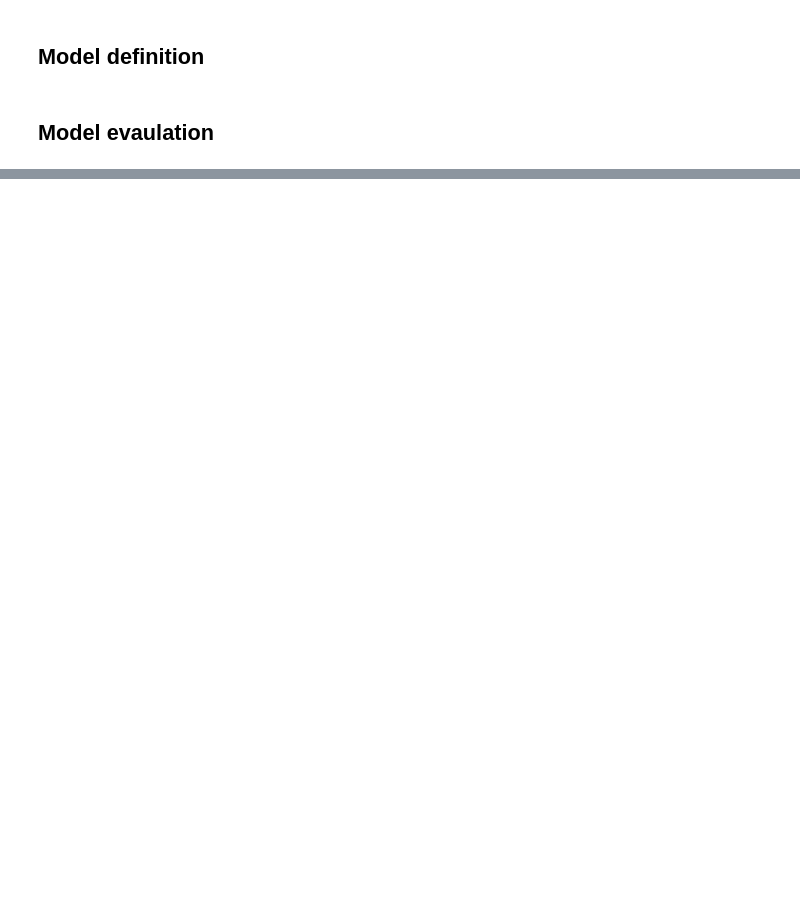
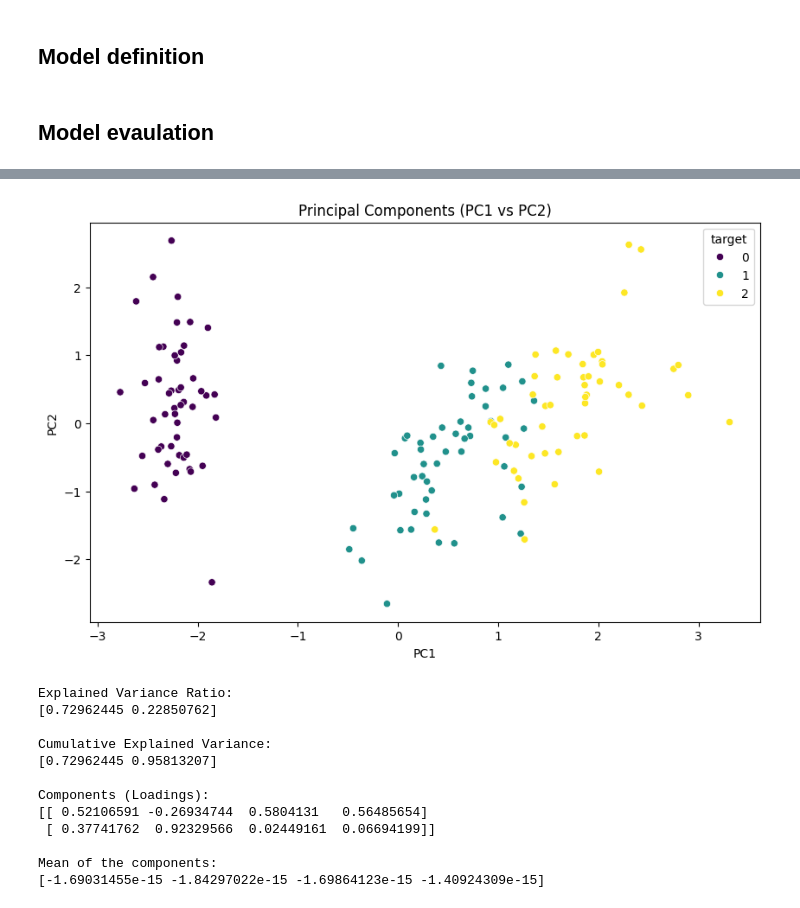
Before and after one commit to PetarS96/ML_Theory, a Jupyter notebook: ML_Models/Unsupervised Learning/Dimensionality Reduction/Principal Componen Analysis/Principal Componen Analysis.ipynb, the cells around one changed output, grey strips where cells are left out. Drawn from its saved outputs; the diff is of its cells as text; code cells hidden in the pictures; blank space fills up the shorter version.

```diff
--- a/ML_Models/Unsupervised Learning/Dimensionality Reduction/Principal Componen Analysis/Principal Componen Analysis.ipynb
+++ b/ML_Models/Unsupervised Learning/Dimensionality Reduction/Principal Componen Analysis/Principal Componen Analysis.ipynb
@@ -315,2 +346,15 @@ X_test_pca = pca.transform(X_test)
+# %%
+# Model Definition
+# Define the PCA model
+n_components = 2  # Number of principal components to extract
+pca = PCA(n_components=n_components)
+
+# Model Training
+# Fit the PCA model to the scaled data
+X_pca = pca.fit_transform(X_scaled)
+
+# Convert the transformed data to a DataFrame
+df_pca = pd.DataFrame(X_pca, columns=[f'PC{i+1}' for i in range(n_components)])
+df_pca['target'] = y
 # %% [markdown]
 ## Model evaulation
@@ -388,0 +361,38 @@ Name: PC2, dtype: float64
+# %%
+# Data Plotting
+# Plot the transformed data to visualize the principal components
+plt.figure(figsize=(10, 6))
+sns.scatterplot(x='PC1', y='PC2', hue='target', data=df_pca, palette='viridis')
+plt.title('Principal Components (PC1 vs PC2)')
+plt.show()
+
+# Additional Analysis
+# Print the explained variance ratio
+print("\nExplained Variance Ratio:")
+print(pca.explained_variance_ratio_)
+
+# Print the cumulative explained variance
+print("\nCumulative Explained Variance:")
+print(np.cumsum(pca.explained_variance_ratio_))
+
+# Print the components (loadings)
+print("\nComponents (Loadings):")
+print(pca.components_)
+
+# Print the mean of the components
+print("\nMean of the components:")
+print(pca.mean_)
+# %% [output]
+[figure, added]
+Explained Variance Ratio:
+[0.72962445 0.22850762]
+
+Cumulative Explained Variance:
+[0.72962445 0.95813207]
+
+Components (Loadings):
+[[ 0.52106591 -0.26934744  0.5804131   0.56485654]
+ [ 0.37741762  0.92329566  0.02449161  0.06694199]]
+
+Mean of the components:
+[-1.69031455e-15 -1.84297022e-15 -1.69864123e-15 -1.40924309e-15]
```
Also changed, not shown: parts of 8 cells of this notebook.
